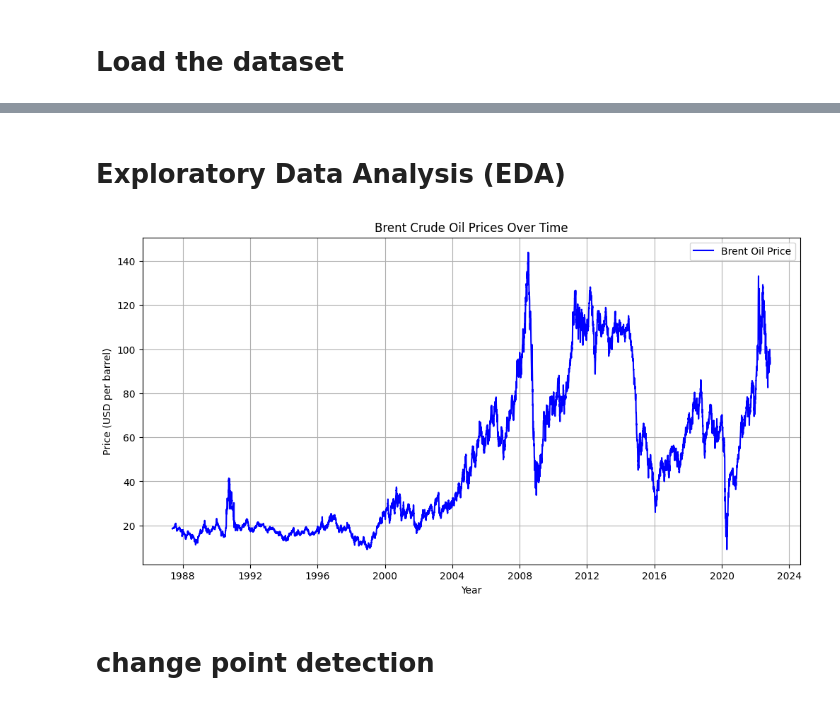
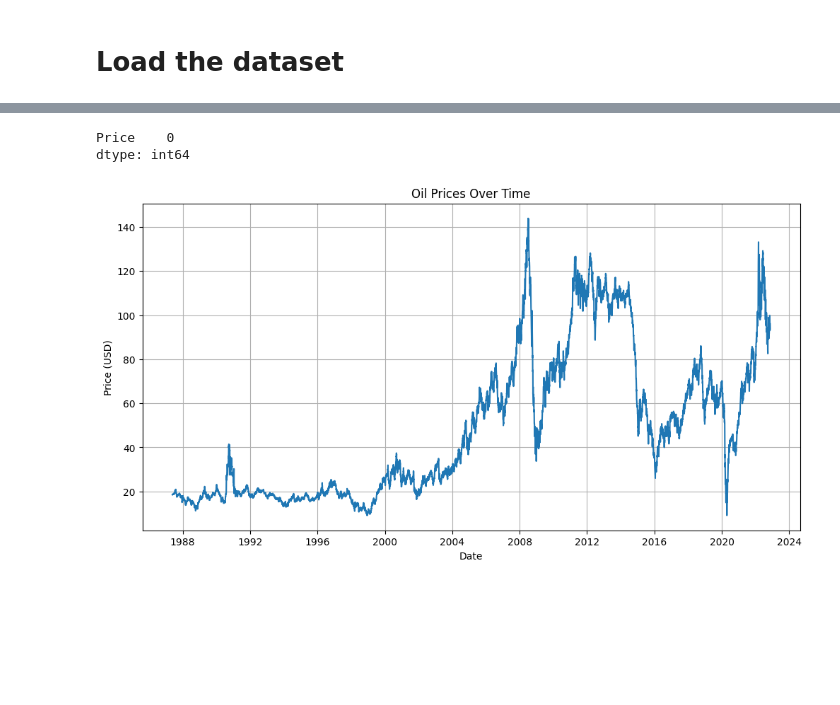
Before and after one commit to esmael-uta/Brent-Oil-Price-Analysis, a Jupyter notebook: notebook/task2_Analysis.ipynb, the cells around one changed output, grey strips where cells are left out. Cells and saved outputs as stored; diff of their text form; code cells hidden in the pictures; blank space fills up the shorter version.

```diff
--- a/notebook/task2_Analysis.ipynb
+++ b/notebook/task2_Analysis.ipynb
@@ -5,9 +11,5 @@ import numpy as np
 # Load the dataset
 # %%
 df = pd.read_csv('C:/Users/smrc/Downloads/BrentOilPrices.csv')
+df['Date'] = pd.to_datetime(df['Date'], format='mixed')
+df.set_index('Date', inplace=True)
-# %%
-# Convert Date to datetime format
-df["Date"] = pd.to_datetime(df["Date"], errors="coerce")
-
-# Ensure data is sorted by date
-df = df.sort_values(by="Date").reset_index(drop=True)
@@ -36,15 +16,17 @@ memory usage: 140.9 KB
-# %% [markdown]
-# Exploratory Data Analysis (EDA)
+# %%
+# Check for missing values
+print(df.isnull().sum())
+# %% [output]
+Price    0
+dtype: int64
 # %%
-import matplotlib.pyplot as plt
-
-plt.figure(figsize=(12, 6))
-plt.plot(df["Date"], df["Price"], label="Brent Oil Price", color="blue")
-plt.xlabel("Year")
-plt.ylabel("Price (USD per barrel)")
-plt.title("Brent Crude Oil Prices Over Time")
-plt.legend()
-plt.grid(True)
+# Basic visualization
+plt.figure(figsize=(12,6))
+plt.plot(df['Price'])
+plt.title('Oil Prices Over Time')
+plt.xlabel('Date')
+plt.ylabel('Price (USD)')
+plt.grid()
 plt.show()
 # %% [output]
-[figure, old version]
+[figure, new version]
@@ -54,2 +32,0 @@ df["Rolling_Std"] = df["Price"].rolling(window=365).std()  # 1-year rolling vola
-# %% [markdown]
-# change point detection
```
Also changed, not shown: parts of 25 cells of this notebook.
